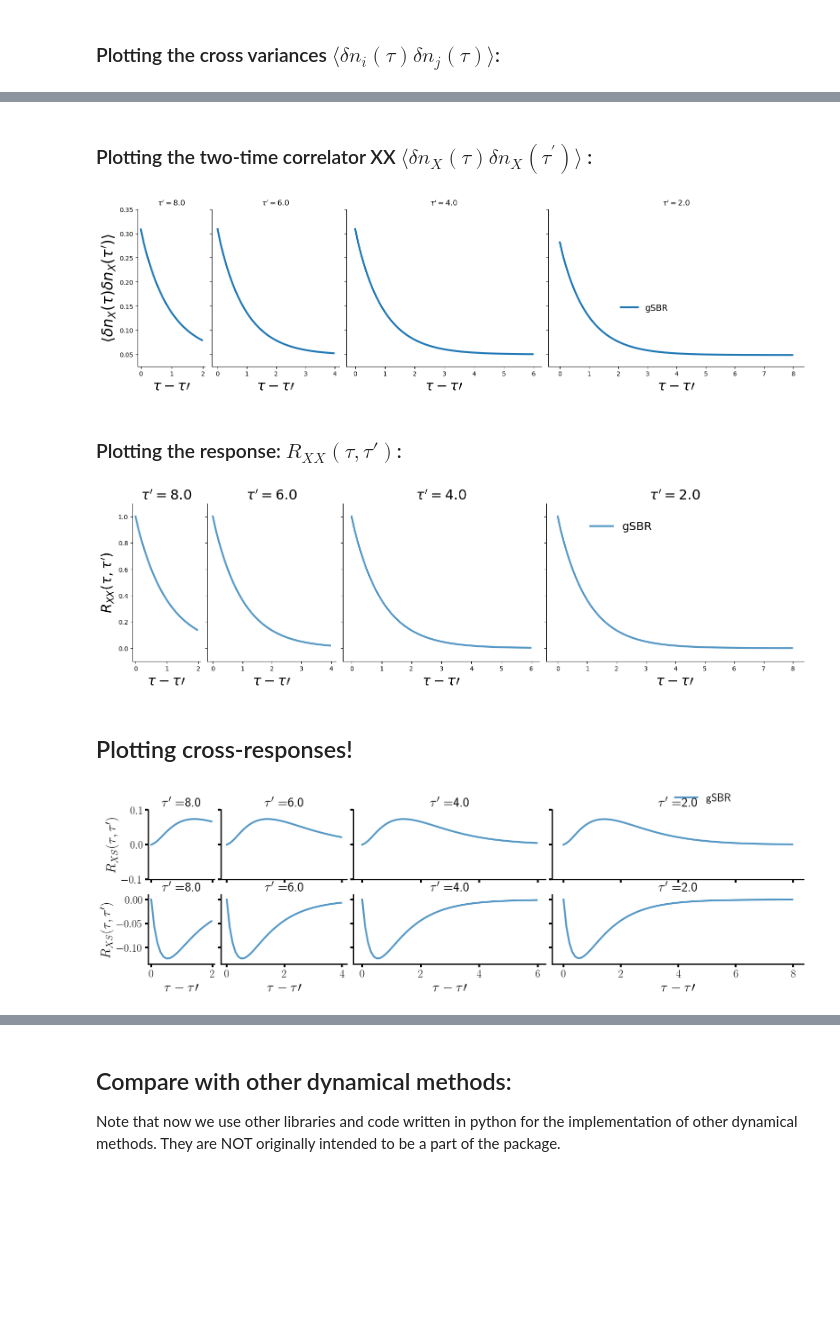
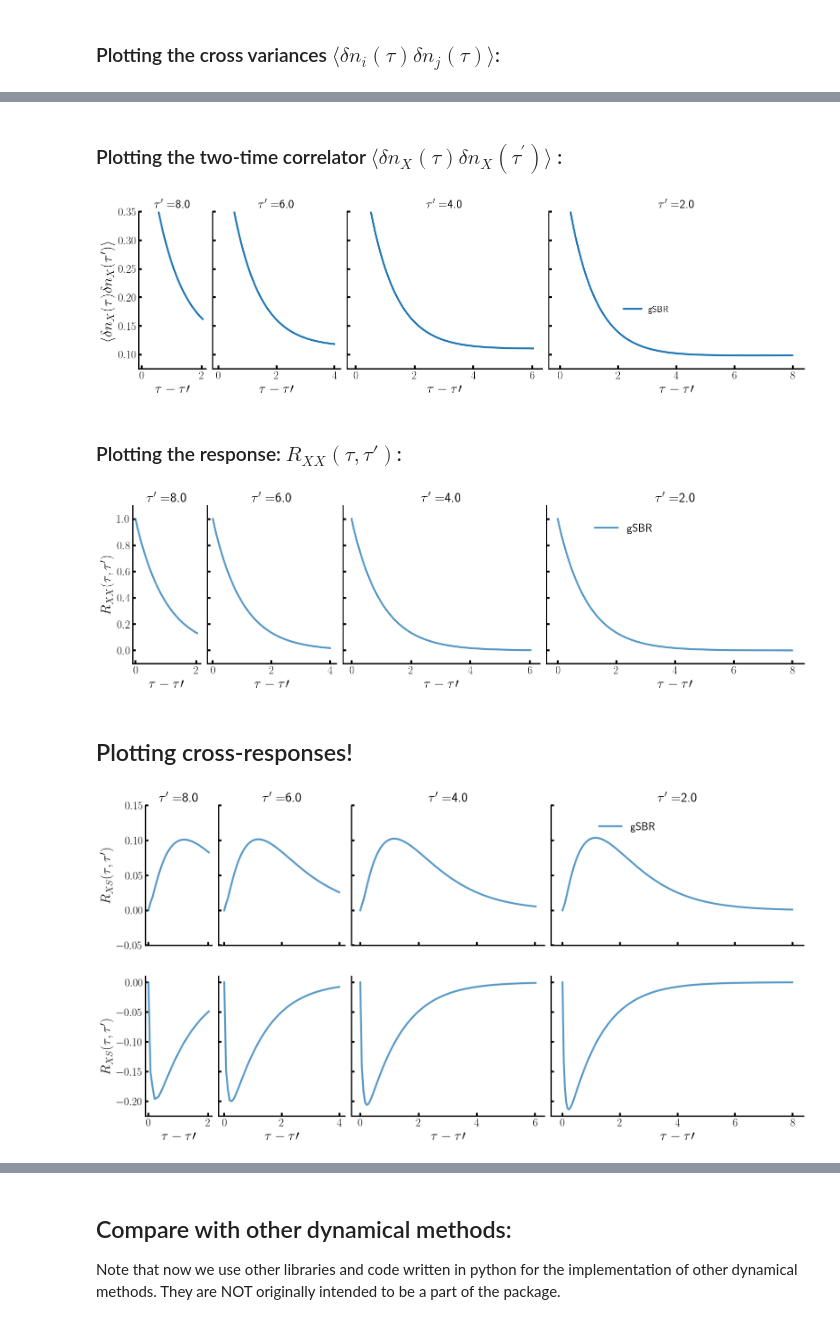
Before and after one commit to btemoshir/Achedmy.jl, a Jupyter notebook: examples/enzyme_kinetics.ipynb, the cells around one changed output, grey strips where cells are left out. Drawn from its saved outputs; the diff is of its cells as text; code cells hidden in the pictures; blank space fills up the shorter version.

Commit message:
Refined the examples and added plots

```diff
--- a/examples/enzyme_kinetics.ipynb
+++ b/examples/enzyme_kinetics.ipynb
@@ -133,10 +93,10 @@ t: 9.995004815917522
 # %%
-## Reading data
+# # Reading data
 
-SOL = open("../data/enzyme1/sol_gSBR.jls", "r") do f
-    deserialize(f)
-end
+# SOL = open("../data/enzyme/sol_gSBR.jls", "r") do f
+#     deserialize(f)
+# end
 
-VAR = open("../data/enzyme1/var_gSBR.jls", "r") do f
-    deserialize(f)
-end
+# VAR = open("../data/enzyme/var_gSBR.jls", "r") do f
+#     deserialize(f)
+# end
@@ -356,10 +291,9 @@ close("all")
 # %% [markdown]
-### Plotting the two-time correlator XX $\langle \delta n_X(\tau) \delta n_X(\tau^\prime) \rangle$ :
+### Plotting the two-time correlator $\langle \delta n_X(\tau) \delta n_X(\tau^\prime) \rangle$ :
 # %%
-sat = 7
+sat = 4
 
 time_grid_gSBR = SOL[sat].t
-#plotting_tau =  [0.75, 1.5, 2.25, 3.0]
 plotting_tau =  [2., 4., 6., 8.]
 
 function find_closed_timegrid_indices(timegrid, times)
@@ -384,7 +318,7 @@ for j in 1:length(tau_SBR)
     axis[j].spines["right"].set_visible(false)
     axis[j].spines["top"].set_visible(false)
     axis[j].set_xlabel(L"\tau-\tau\prime", fontsize=22)
-    axis[j].set_ylim((0.025, 0.35))
+    axis[j].set_ylim((0.075, 0.35))
 end
 
 ax1.set_ylabel(L"\langle \delta n_X(\tau) \delta n_X(\tau^\prime) \rangle ", fontsize=24)
@@ -396,4 +330,4 @@ ax4.legend(["gSBR"], bbox_to_anchor=(0.5, 0.45), loc=0, frameon=false, fontsize=
 
 gcf()
 # %% [output]
-[figure, old version]
+[figure, new version]
@@ -402,7 +337,7 @@ close("all")
 # %% [markdown]
 ### Plotting the response: $R_{XX}(\tau,\tau')$:
 # %%
-sat = 7
+sat = 4
 
 #time_grid_all = EMRE[sat].timeGrid
 time_grid_gSBR = SOL[sat].t
@@ -439,4 +374,4 @@ ax4.legend(["gSBR"], bbox_to_anchor=(0.45, 0.95), loc=0, frameon=false, fontsize
 
 gcf()
 # %% [output]
-[figure, old version]
+[figure, new version]
@@ -443,9 +381,8 @@ gcf()
 # %% [markdown]
 ## Plotting cross-responses!
 # %%
-sat = 7
+sat = 4
 
-#time_grid_all = EMRE[sat].timeGrid
 time_grid_gSBR = SOL[sat].t
 plotting_tau =  [2., 4., 6., 8.]
 
@@ -453,10 +390,9 @@ function find_closed_timegrid_indices(timegrid, times)
     return [findmin(abs.(timegrid .- X))[2] for X in times]
 end
 
-#tau = find_closed_timegrid_indices(time_grid_all, plotting_tau)
 tau_SBR = find_closed_timegrid_indices(time_grid_gSBR, plotting_tau)
 
-fig = figure(figsize=(15, 3.5))
+fig = figure(figsize=(15, 7))
 ax1 = fig.add_axes([0, 0.55, 0.1, 0.45])
 ax2 = fig.add_axes([0.11, 0.55, 0.19, 0.45])
 ax3 = fig.add_axes([0.31, 0.55, 0.29, 0.45])
@@ -478,39 +414,34 @@ for j in 1:length(plotting_tau)
     axis[j].set_title(L"\tau^\prime = " * string(plotting_tau[j]), fontsize=22)
     axis[j].spines["right"].set_visible(false)
     axis[j].spines["top"].set_visible(false)
-    #axis[j].set_xlabel(L"\tau-\tau\prime", fontsize=22)
-    axis[j].set_ylim((-0.1, 0.1))
+    axis[j].set_ylim((-0.05, 0.15))
 end
 
 for j in 1:length(plotting_tau)
 
     axis2[j].plot(time_grid_gSBR[tau_SBR[j]:end] .- time_grid_gSBR[tau_SBR[j]],(VAR[sat].R[2,1, tau_SBR[j]:end, tau_SBR[j]]), "-", alpha=0.75,linewidth=3)
-
-    axis2[j].set_title(L"\tau^\prime = " * string(plotting_tau[j]), fontsize=22)
     axis2[j].spines["right"].set_visible(false)
     axis2[j].spines["top"].set_visible(false)
     axis2[j].set_xlabel(L"\tau-\tau\prime", fontsize=22)
-    axis2[j].set_ylim((-0.135, 0.01))
+    axis2[j].set_ylim((-0.225, 0.01))
 end
 
 ax1.set_ylabel(L"R_{XS}(\tau,\tau^\prime)", fontsize=22)
 ax2.set(yticklabels=[])
 ax3.set(yticklabels=[])
 ax4.set(yticklabels=[])
 ax1.set(xticklabels=[])
 ax2.set(xticklabels=[])
 ax3.set(xticklabels=[])
 ax4.set(xticklabels=[])
 
 ax4.legend(["gSBR"], bbox_to_anchor=(0.45, 0.95), loc=0, frameon=false, fontsize=18)
 
 ax11.set_ylabel(L"R_{XS}(\tau,\tau^\prime)", fontsize=22)
 ax22.set(yticklabels=[])
 ax33.set(yticklabels=[])
 ax44.set(yticklabels=[])
 
-#ax4.legend(["gSBR"], bbox_to_anchor=(0.45, 0.95), loc=0, frameon=false, fontsize=18)
-
 gcf()
 # %% [output]
-[figure, old version]
+[figure, new version]
```
Also changed, not shown: parts of 60 cells of this notebook, 14 other files.
